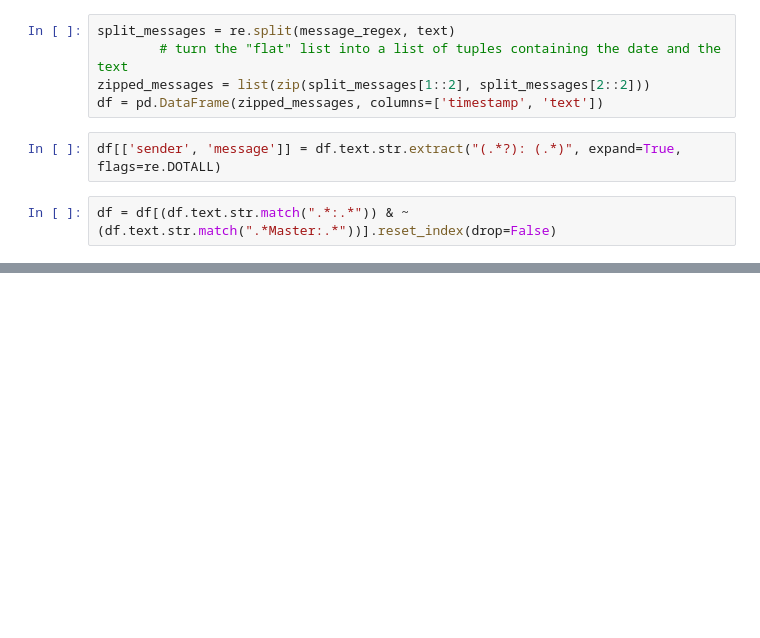
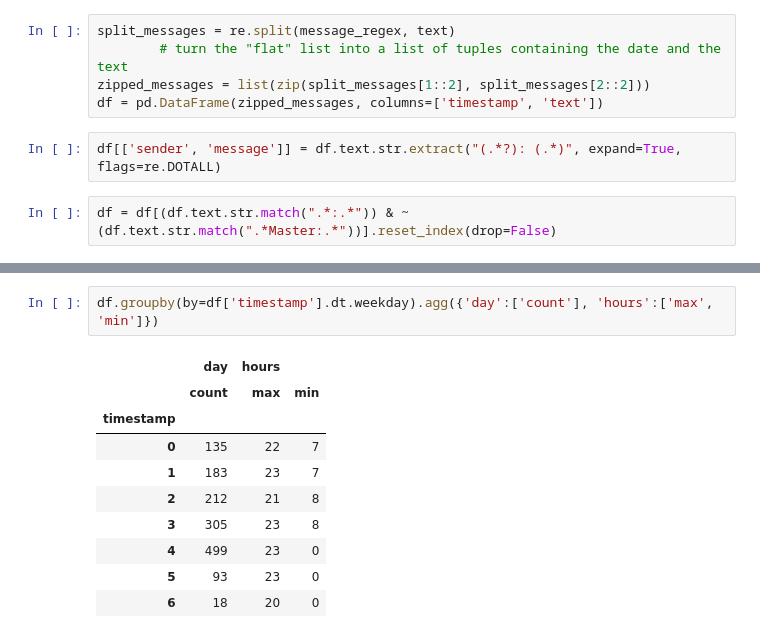
Before and after one commit to YuRiTan/class_8_project, a Jupyter notebook: notebooks/test_workbook_robin.ipynb, the cells around one changed output, grey strips where cells are left out. Saved outputs shown, nothing was run; the diff lists cells and outputs as text; blank space fills up the shorter version.

```diff
--- a/notebooks/test_workbook_robin.ipynb
+++ b/notebooks/test_workbook_robin.ipynb
@@ -22,0 +142,13 @@ df = df.sort_values('timestamp', ascending=True)
+# %%
+df.groupby(by=df['timestamp'].dt.weekday).agg({'day':['count'], 'hours':['max', 'min']})
+# %% [output]
+|  | day | hours |  |
+|  | count | max | min |
+| timestamp |  |  |  |
+| 0 | 135 | 22 | 7 |
+| 1 | 183 | 23 | 7 |
+| 2 | 212 | 21 | 8 |
+| 3 | 305 | 23 | 8 |
+| 4 | 499 | 23 | 0 |
+| 5 | 93 | 23 | 0 |
+| 6 | 18 | 20 | 0 |
```
Also changed, not shown: parts of 17 cells of this notebook.
